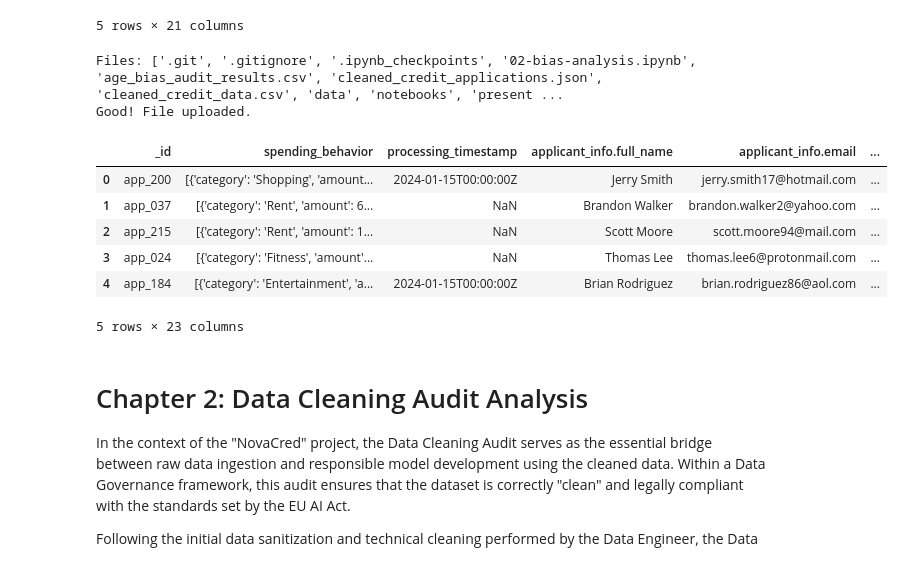
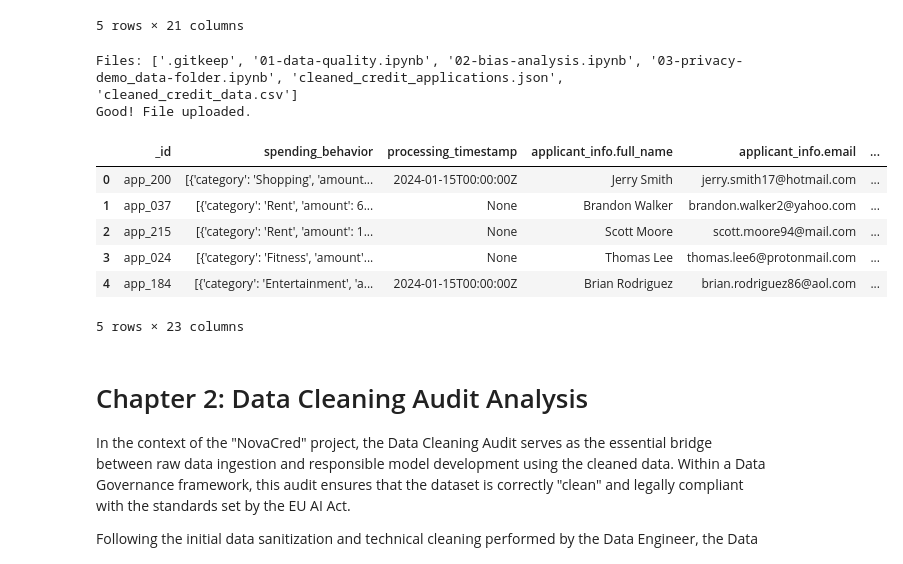
Before and after one commit to jjtobo97/dego-project-team8, a Jupyter notebook: notebooks/02-bias-analysis.ipynb, the cells around one changed output. Cells and saved outputs as stored; diff of their text form; code cells hidden in the pictures.

```diff
--- a/notebooks/02-bias-analysis.ipynb
+++ b/notebooks/02-bias-analysis.ipynb
@@ -22,7 +25,7 @@ from pymongo import MongoClient
 # %%
 # Import Raw Data
 
-file_name = 'raw_credit_applications.json'
+file_name = '../data/raw_credit_applications.json'
 
 if os.path.exists(file_name):
     with open(file_name, 'r') as f:
@@ -44,29 +47,29 @@ Good! File uploaded.
 # %%
 # Import Cleaned Data
 
 # Listar ficheiros para garantir que o nome está correto
 print("Files:", os.listdir())
 
-file_name = 'cleaned_credit_applications.json'
+file_name = '../data/cleaned_credit_applications.json'
 
 if os.path.exists(file_name):
     with open(file_name, 'r') as f:
         data = json.load(f)
     df_clean = pd.json_normalize(data)
     print("Good! File uploaded.")
     display(df_clean.head())
 else:
     print(f"ERROR: File '{file_name}' not found.")
 
 df=df_clean
 # %% [output]
-Files: ['.git', '.gitignore', '.ipynb_checkpoints', '02-bias-analysis.ipynb', 'age_bias_audit_results.csv', 'cleaned_credit_applications.json', 'cleaned_credit_data.csv', 'data', 'notebooks', 'present ...
+Files: ['.gitkeep', '01-data-quality.ipynb', '02-bias-analysis.ipynb', '03-privacy-demo_data-folder.ipynb', 'cleaned_credit_applications.json', 'cleaned_credit_data.csv']
 Good! File uploaded.
 |  | _id | spending_behavior | processing_timestamp | applicant_info.full_name | applicant_info.email | ... |
 | 0 | app_200 | [{'category': 'Shopping', 'amount... | 2024-01-15T00:00:00Z | Jerry Smith | jerry.smith17@hotmail.com | ... |
-| 1 | app_037 | [{'category': 'Rent', 'amount': 6... | NaN | Brandon Walker | brandon.walker2@yahoo.com | ... |
-| 2 | app_215 | [{'category': 'Rent', 'amount': 1... | NaN | Scott Moore | scott.moore94@mail.com | ... |
-| 3 | app_024 | [{'category': 'Fitness', 'amount'... | NaN | Thomas Lee | thomas.lee6@protonmail.com | ... |
+| 1 | app_037 | [{'category': 'Rent', 'amount': 6... | None | Brandon Walker | brandon.walker2@yahoo.com | ... |
+| 2 | app_215 | [{'category': 'Rent', 'amount': 1... | None | Scott Moore | scott.moore94@mail.com | ... |
+| 3 | app_024 | [{'category': 'Fitness', 'amount'... | None | Thomas Lee | thomas.lee6@protonmail.com | ... |
 | 4 | app_184 | [{'category': 'Entertainment', 'a... | 2024-01-15T00:00:00Z | Brian Rodriguez | brian.rodriguez86@aol.com | ... |
 5 rows × 23 columns
 # %% [markdown]
```
Also changed, not shown: parts of 4 cells of this notebook.
